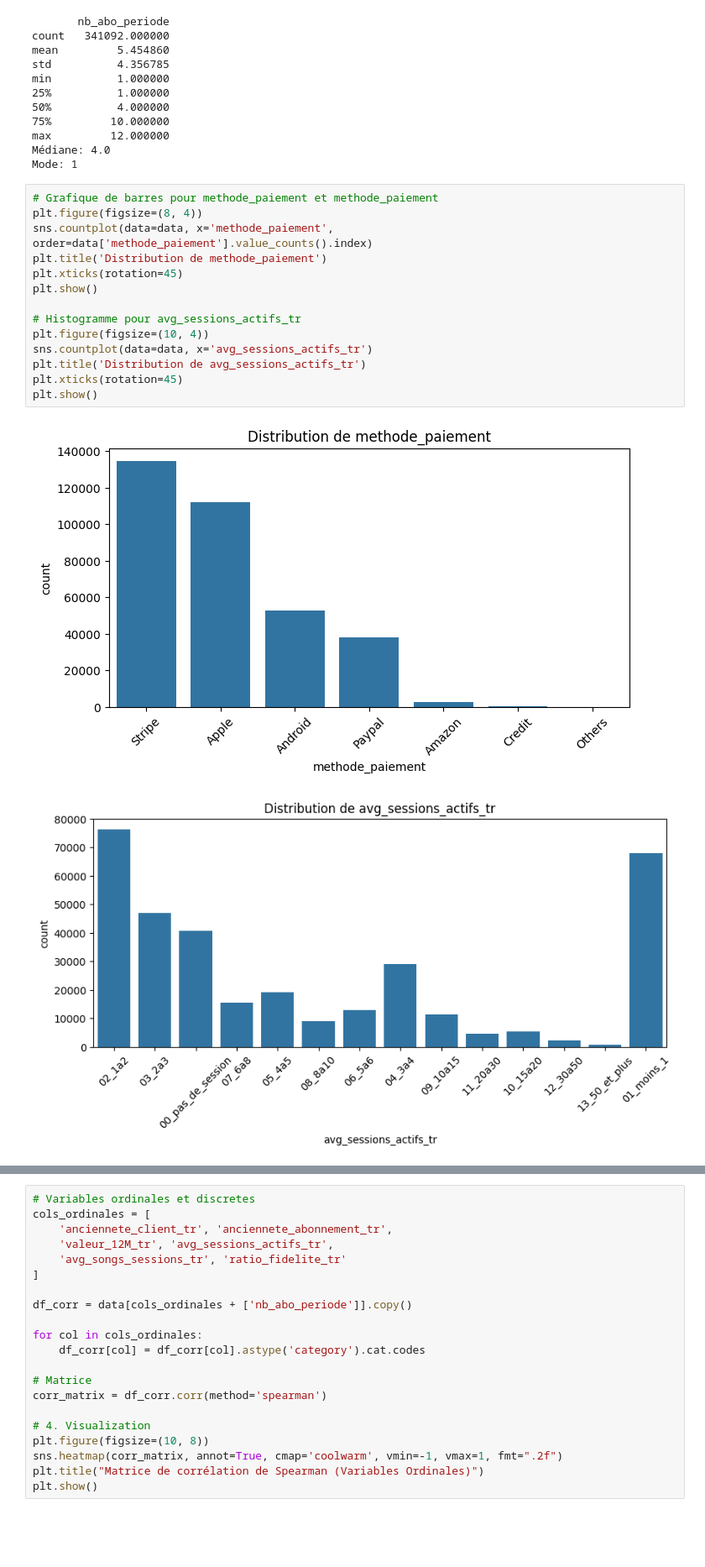
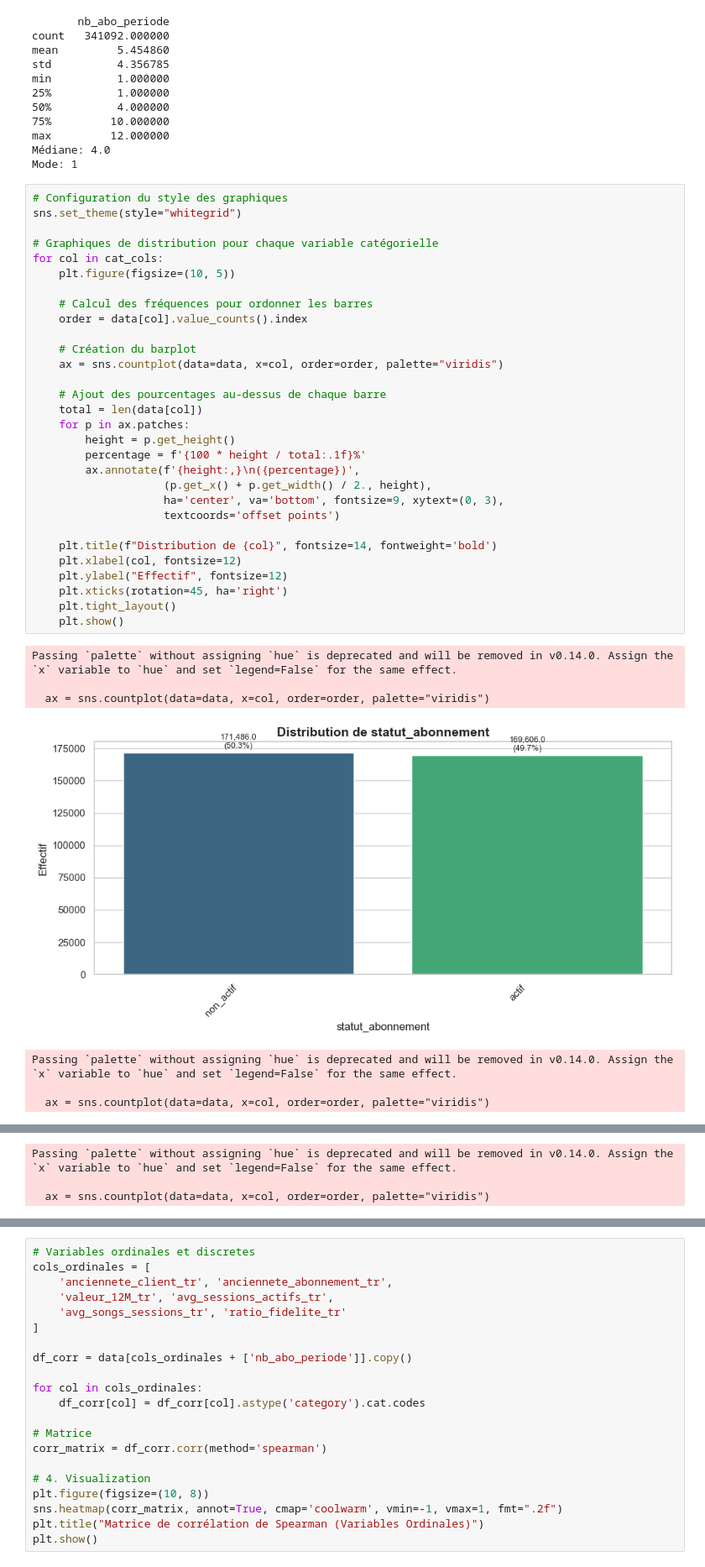
Before and after one commit to sebaarayacastro1/clustering, a Jupyter notebook: notebooks/main.ipynb, the cells around one changed output, grey strips where cells are left out. Shown at 84% size. Cells and saved outputs as stored; diff of their text form; blank space fills up the shorter version.

Commit message:
Ajout de graphiques de barres et des tableaux de fréq. pour la stat desc

```diff
--- a/notebooks/main.ipynb
+++ b/notebooks/main.ipynb
@@ -83,20 +83,41 @@ min          1.000000
 max         12.000000
 Médiane: 4.0
 Mode: 1
-# %%
-# Grafique de barres pour methode_paiement et methode_paiement
-plt.figure(figsize=(8, 4))
-sns.countplot(data=data, x='methode_paiement', order=data['methode_paiement'].value_counts().index)
-plt.title('Distribution de methode_paiement')
-plt.xticks(rotation=45)
-plt.show()
-
-# Histogramme pour avg_sessions_actifs_tr
-plt.figure(figsize=(10, 4))
-sns.countplot(data=data, x='avg_sessions_actifs_tr')
-plt.title('Distribution de avg_sessions_actifs_tr')
-plt.xticks(rotation=45)
-plt.show()
-# %% [output]
-[figure, removed]
-[figure, removed]
+# %%
+# Configuration du style des graphiques
+sns.set_theme(style="whitegrid")
+
+# Graphiques de distribution pour chaque variable catégorielle
+for col in cat_cols:
+    plt.figure(figsize=(10, 5))
+
+    # Calcul des fréquences pour ordonner les barres
+    order = data[col].value_counts().index
+
+    # Création du barplot
+    ax = sns.countplot(data=data, x=col, order=order, palette="viridis")
+
+    # Ajout des pourcentages au-dessus de chaque barre
+    total = len(data[col])
+    for p in ax.patches:
+        height = p.get_height()
+        percentage = f'{100 * height / total:.1f}%'
+        ax.annotate(f'{height:,}\n({percentage})',
+                    (p.get_x() + p.get_width() / 2., height),
+                    ha='center', va='bottom', fontsize=9, xytext=(0, 3),
+                    textcoords='offset points')
+
+    plt.title(f"Distribution de {col}", fontsize=14, fontweight='bold')
+    plt.xlabel(col, fontsize=12)
+    plt.ylabel("Effectif", fontsize=12)
+    plt.xticks(rotation=45, ha='right')
+    plt.tight_layout()
+    plt.show()
+# %% [output]
+Passing `palette` without assigning `hue` is deprecated and will be removed in v0.14.0. Assign the `x` variable to `hue` and set `legend=False` for the same effect.
+
+  ax = sns.countplot(data=data, x=col, order=order, palette="viridis")
+[figure, added]
+Passing `palette` without assigning `hue` is deprecated and will be removed in v0.14.0. Assign the `x` variable to `hue` and set `legend=False` for the same effect.
+
+  ax = sns.countplot(data=data, x=col, order=order, palette="viridis")
@@ -102,0 +125,3 @@ plt.show()
+Passing `palette` without assigning `hue` is deprecated and will be removed in v0.14.0. Assign the `x` variable to `hue` and set `legend=False` for the same effect.
+
+  ax = sns.countplot(data=data, x=col, order=order, palette="viridis")
```
Also changed, not shown: parts of 2 cells of this notebook.
